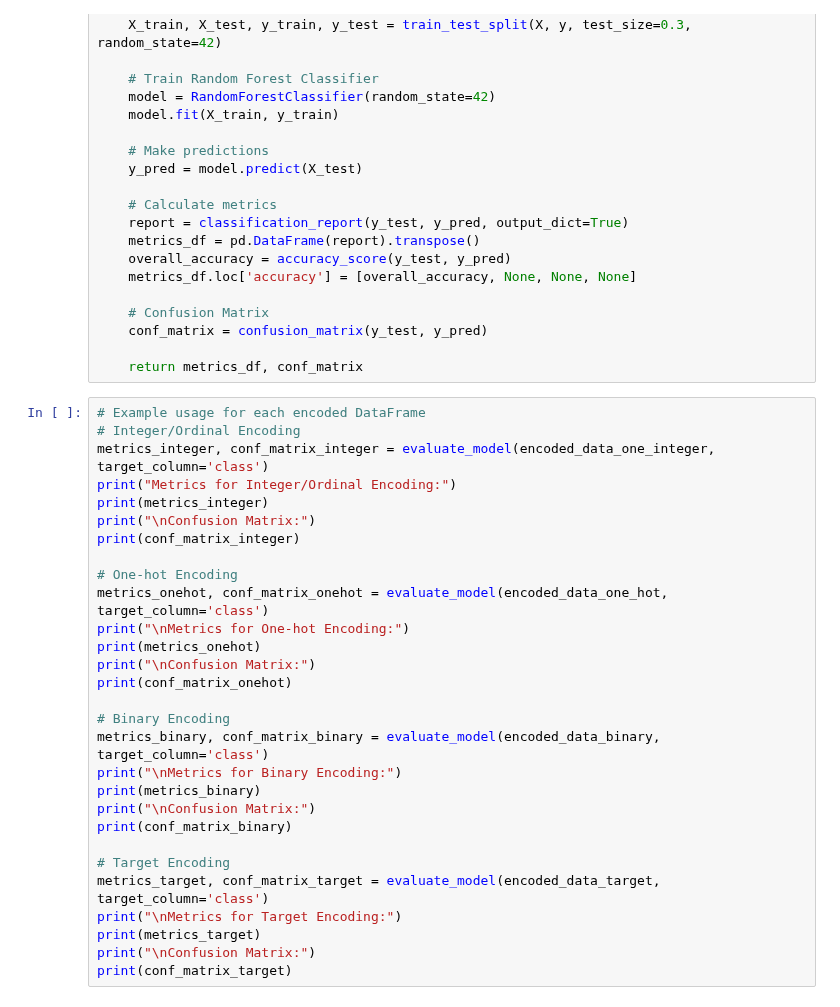
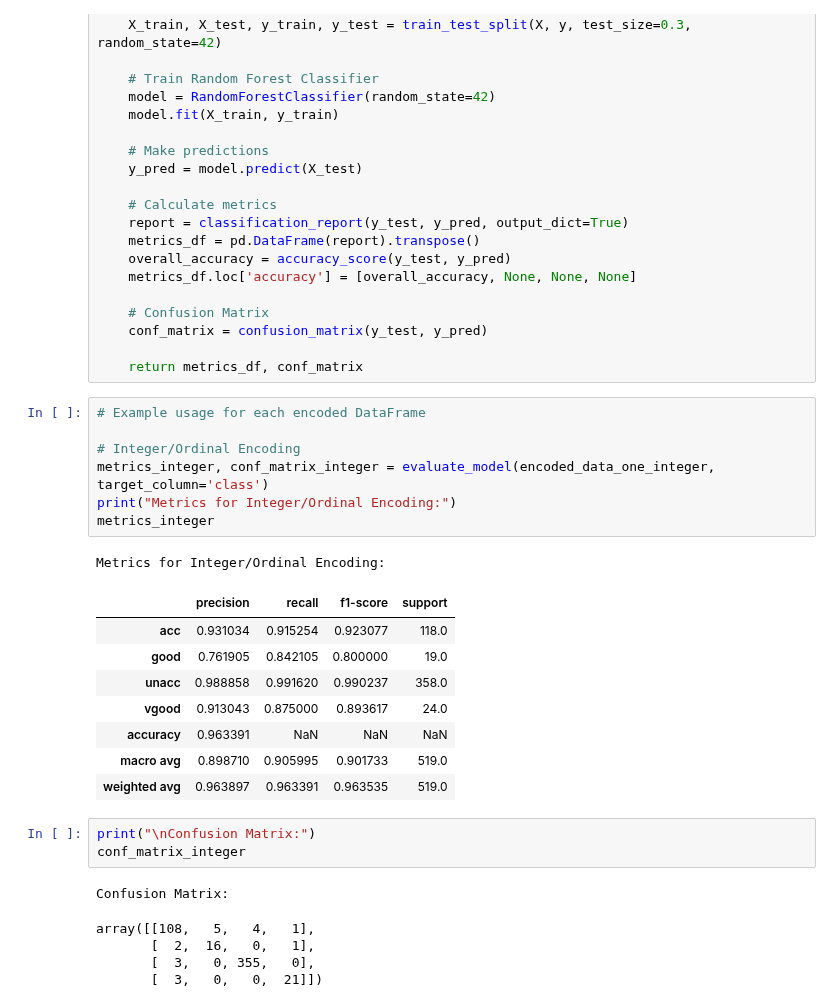
Before and after one commit to ruksad/descriptive-stats, a Jupyter notebook: lectures/32_12april_weekend/feature_encoding/feature-encoding.ipynb, the cells around one changed output. Saved outputs shown, nothing was run; the diff lists cells and outputs as text.

```diff
--- a/lectures/32_12april_weekend/feature_encoding/feature-encoding.ipynb
+++ b/lectures/32_12april_weekend/feature_encoding/feature-encoding.ipynb
@@ -181,30 +181,27 @@ def evaluate_model(encoded_df, target_column):
     return metrics_df, conf_matrix
 # %%
 # Example usage for each encoded DataFrame
+
 # Integer/Ordinal Encoding
 metrics_integer, conf_matrix_integer = evaluate_model(encoded_data_one_integer, target_column='class')
 print("Metrics for Integer/Ordinal Encoding:")
-print(metrics_integer)
-print("\nConfusion Matrix:")
-print(conf_matrix_integer)
-
-# One-hot Encoding
-metrics_onehot, conf_matrix_onehot = evaluate_model(encoded_data_one_hot, target_column='class')
-print("\nMetrics for One-hot Encoding:")
-print(metrics_onehot)
-print("\nConfusion Matrix:")
-print(conf_matrix_onehot)
-
-# Binary Encoding
-metrics_binary, conf_matrix_binary = evaluate_model(encoded_data_binary, target_column='class')
-print("\nMetrics for Binary Encoding:")
-print(metrics_binary)
-print("\nConfusion Matrix:")
-print(conf_matrix_binary)
-
-# Target Encoding
-metrics_target, conf_matrix_target = evaluate_model(encoded_data_target, target_column='class')
-print("\nMetrics for Target Encoding:")
-print(metrics_target)
-print("\nConfusion Matrix:")
-print(conf_matrix_target)
+metrics_integer
+# %% [output]
+Metrics for Integer/Ordinal Encoding:
+|  | precision | recall | f1-score | support |
+| acc | 0.931034 | 0.915254 | 0.923077 | 118.0 |
+| good | 0.761905 | 0.842105 | 0.800000 | 19.0 |
+| unacc | 0.988858 | 0.991620 | 0.990237 | 358.0 |
+| vgood | 0.913043 | 0.875000 | 0.893617 | 24.0 |
+| accuracy | 0.963391 | NaN | NaN | NaN |
+| macro avg | 0.898710 | 0.905995 | 0.901733 | 519.0 |
+| weighted avg | 0.963897 | 0.963391 | 0.963535 | 519.0 |
+# %%
+print("\nConfusion Matrix:")
+conf_matrix_integer
+# %% [output]
+Confusion Matrix:
+array([[108,   5,   4,   1],
+       [  2,  16,   0,   1],
+       [  3,   0, 355,   0],
+       [  3,   0,   0,  21]])
```
Also changed, not shown: parts of 4 cells of this notebook.
